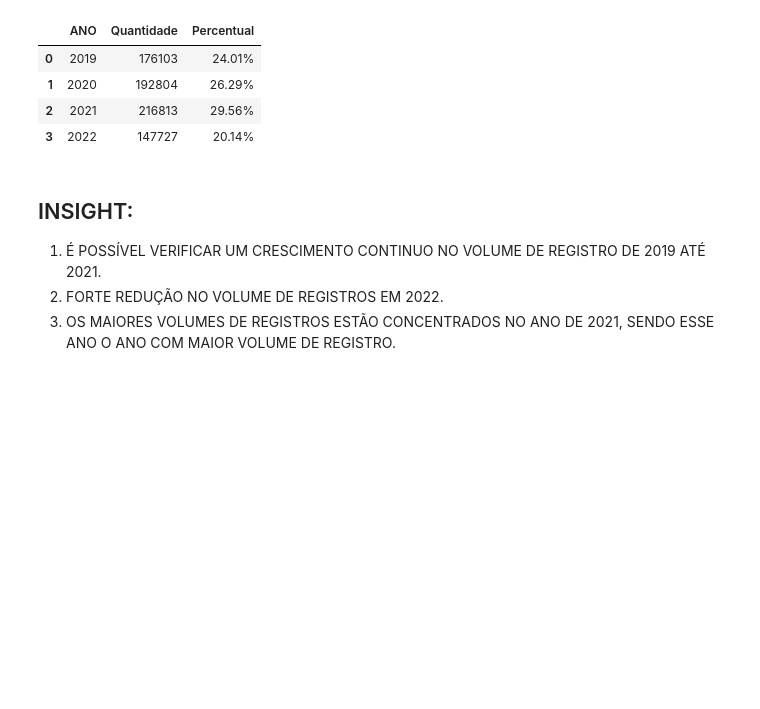
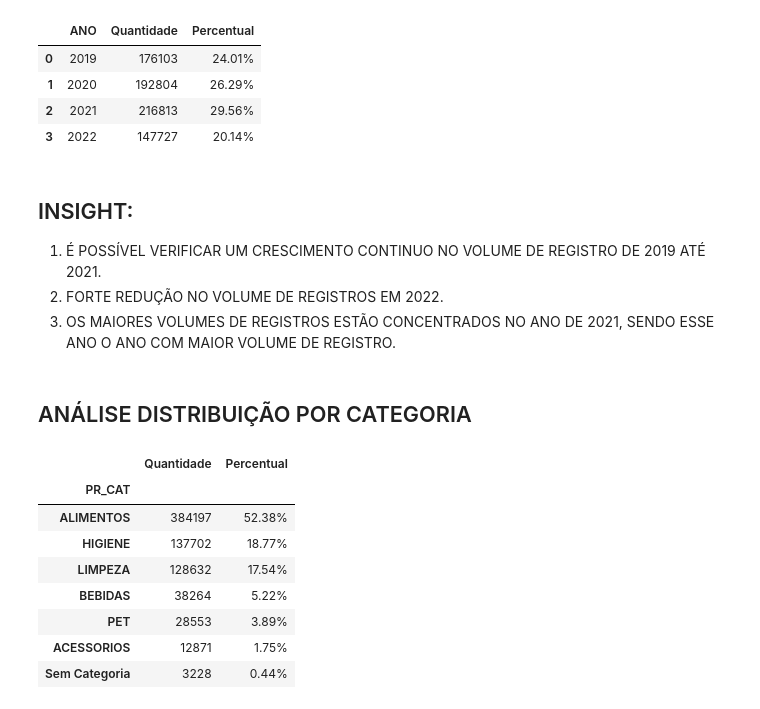
Before and after one commit to FelipeBusa/mini_projeto_turma05, a Jupyter notebook: Mini_Projeto_Felipe_Busarello.ipynb, the cells around one changed output. Cells and saved outputs as stored; diff of their text form; code cells hidden in the pictures; blank space fills up the shorter version.

Commit message:
Análise categoria produto

```diff
--- a/Mini_Projeto_Felipe_Busarello.ipynb
+++ b/Mini_Projeto_Felipe_Busarello.ipynb
@@ -619,3 +619,25 @@ Evolução por Ano
 1. É POSSÍVEL VERIFICAR UM CRESCIMENTO CONTINUO NO VOLUME DE REGISTRO DE 2019 ATÉ 2021.
 2. FORTE REDUÇÃO NO VOLUME DE REGISTROS EM 2022.
 3. OS MAIORES VOLUMES DE REGISTROS ESTÃO CONCENTRADOS NO ANO DE 2021, SENDO ESSE ANO O ANO COM MAIOR VOLUME DE REGISTRO.
+# %% [markdown]
+## ANÁLISE DISTRIBUIÇÃO POR CATEGORIA
+# %%
+# ===========
+# AVALIANDO A DISTRIBUIÇÃO DE REGISTRO POR CATEGORIA DE PRODUTO
+# ===========
+distribuicao_categoria = (df_copia["PR_CAT"].value_counts().sort_index().to_frame(name="Quantidade"))
+distribuicao_categoria["Percentual"] = (distribuicao_categoria["Quantidade"] / distribuicao_categoria["Quantidade"].sum()* 100)
+distribuicao_categoria["Percentual"] = (distribuicao_categoria["Percentual"].map(lambda x: f"{x:.2f}%"))
+distribuicao_categoria = (distribuicao_categoria.sort_values("Quantidade", ascending=False))
+
+display(distribuicao_categoria)
+# %% [output]
+|  | Quantidade | Percentual |
+| PR_CAT |  |  |
+| ALIMENTOS | 384197 | 52.38% |
+| HIGIENE | 137702 | 18.77% |
+| LIMPEZA | 128632 | 17.54% |
+| BEBIDAS | 38264 | 5.22% |
+| PET | 28553 | 3.89% |
+| ACESSORIOS | 12871 | 1.75% |
+| Sem Categoria | 3228 | 0.44% |
```
Also changed, not shown: parts of 1 cell of this notebook.
